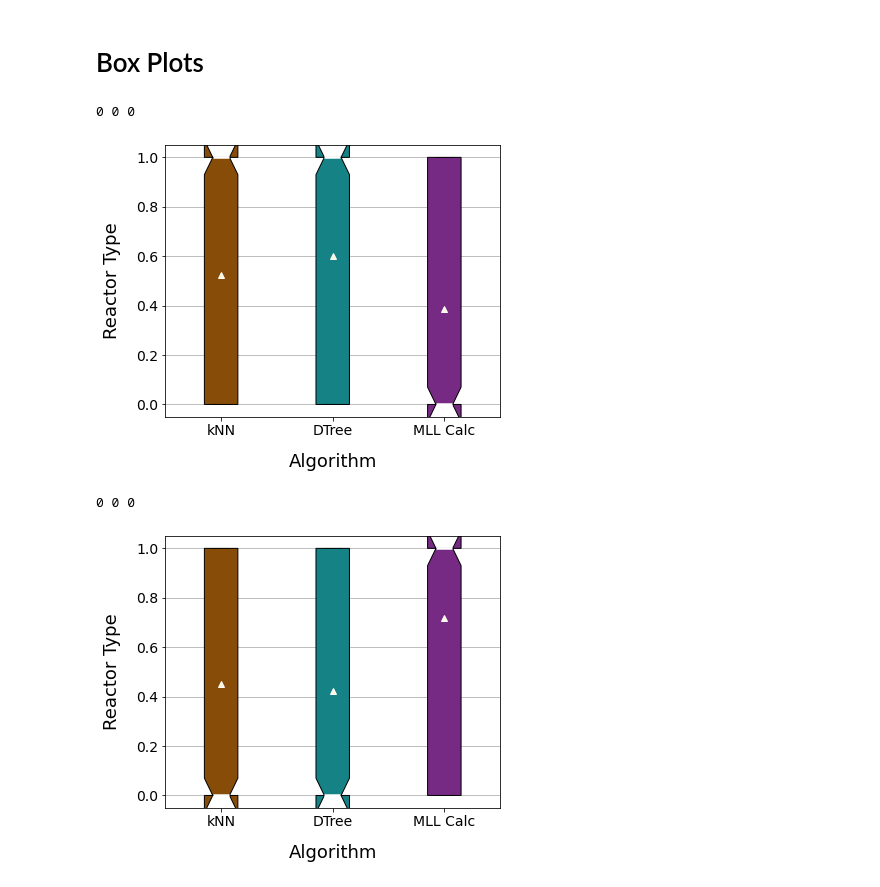
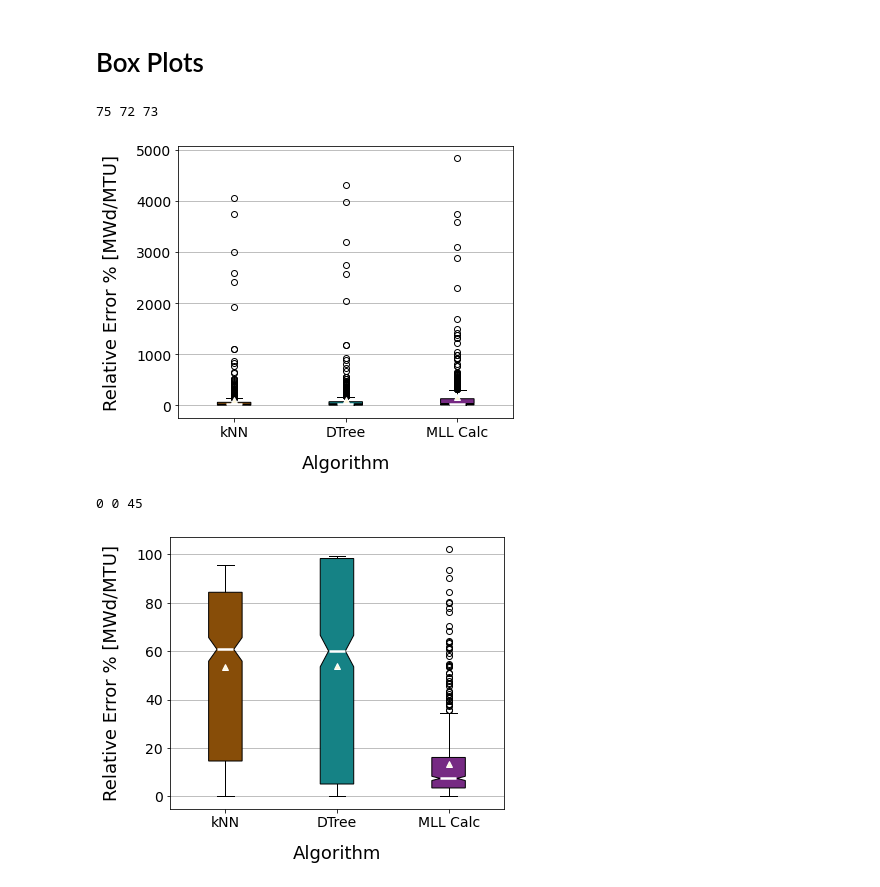
Before and after one commit to opotowsky/process_results, a Jupyter notebook: sfco-preds_mll_scikit_compare.ipynb, the cells around one changed output. Saved outputs shown, nothing was run; the diff lists cells and outputs as text; code cells hidden in the pictures.

Commit message:
adding boxplots for relative error because that needed to be known

```diff
--- a/sfco-preds_mll_scikit_compare.ipynb
+++ b/sfco-preds_mll_scikit_compare.ipynb
@@ -238,24 +242,26 @@ mlls = [mll_impnull, mll_0null]
 def boxplots(pred, null_idx):
     sv_base = 'plots/sfcompo_boxplots_' + nulls[null_idx]
     if pred == 'burnup':
-        axlbl = 'Burnup Error [MWd/MTU]'
-        sv_fig = sv_base + '_burn.png'
-    elif pred == 'reactor':
-        axlbl = 'Reactor Type'
-        sv_fig = sv_base + '_rxtr.png'
-    elif pred == 'enrichment':
-        axlbl = 'Enrichment Error [% U235]'
-        sv_fig = sv_base + '_enri.png'
-    else:
-        axlbl = 'Time Since Irradiation Error [days]'
-        sv_fig = sv_base + '_cool.png'
+        #axlbl = 'Burnup Error [MWd/MTU]'
+        axlbl = 'Relative Error % [MWd/MTU]'
+        sv_fig = sv_base + '_pcterr_burn.png'
+    else: #pred == 'enrichment':
+        #axlbl = 'Enrichment Error [% U235]'
+        axlbl = 'Relative Error % [% U235]'
+        sv_fig = sv_base + '_pcterr_enri.png'
 
     csv_end = '_tset1.0_nuc29_' + nulls[null_idx] + '_ext_test_compare.csv'
     knncsv = pred + '_knn' + csv_end
     dtrcsv = pred + '_dtree' + csv_end
-    knn = pd.read_csv(scipath + knncsv).drop(columns='Unnamed: 0')[errname]
-    dtr = pd.read_csv(scipath + dtrcsv).drop(columns='Unnamed: 0')[errname]
-    mll = mlls[null_idx][predmll[pred]]
+    #knn = pd.read_csv(scipath + knncsv).drop(columns='Unnamed: 0')[errname]
+    #dtr = pd.read_csv(scipath + dtrcsv).drop(columns='Unnamed: 0')[errname]
+    #mll = mlls[null_idx][predmll[pred]]
+    knndf = pd.read_csv(scipath + knncsv).drop(columns='Unnamed: 0')
+    dtrdf = pd.read_csv(scipath + dtrcsv).drop(columns='Unnamed: 0')
+    mlldf = mlls[null_idx]
+    knn = 100 * knndf[errname] / knndf['TrueY']
+    dtr = 100 * dtrdf[errname] / dtrdf['TrueY']
+    mll = 100 * mlldf[predmll[pred]+'_Error'] / mlldf[predmll[pred]]
     data = [knn, dtr, mll]
     lbls = ['kNN', 'DTree', 'MLL Calc']
 
@@ -285,10 +291,12 @@ def boxplots(pred, null_idx):
 
     return fig, ax, sv_fig
 # %%
-fig, ax, sv_fig = boxplots('reactor', 0)
-fig, ax, sv_fig = boxplots('reactor', 1)
+fig, ax, sv_fig = boxplots('burnup', 0)
+fig.savefig(sv_fig, bbox_inches='tight', transparent=True)
+fig, ax, sv_fig = boxplots('burnup', 1)
+fig.savefig(sv_fig, bbox_inches='tight', transparent=True)
 # %% [output]
-0 0 0
+75 72 73
-[figure, old version]
+[figure, new version]
-0 0 0
+0 0 45
-[figure, old version]
+[figure, new version]
```
Also changed, not shown: parts of 4 cells of this notebook.
